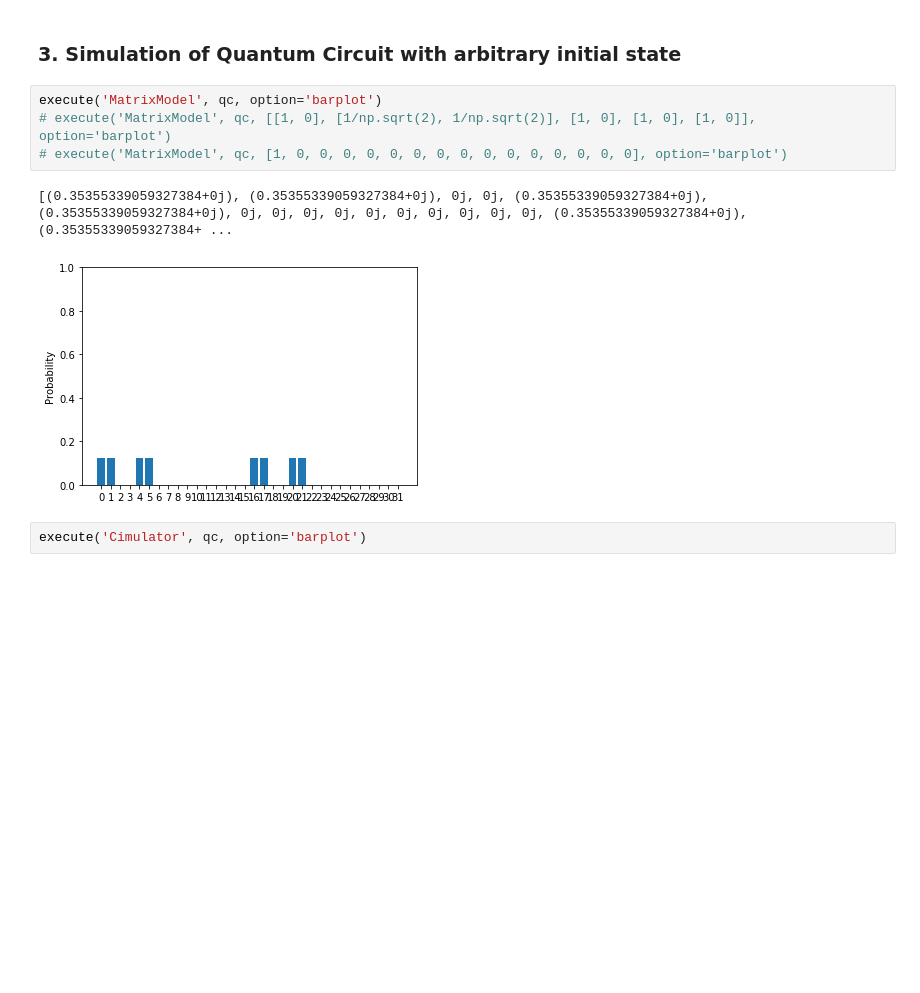
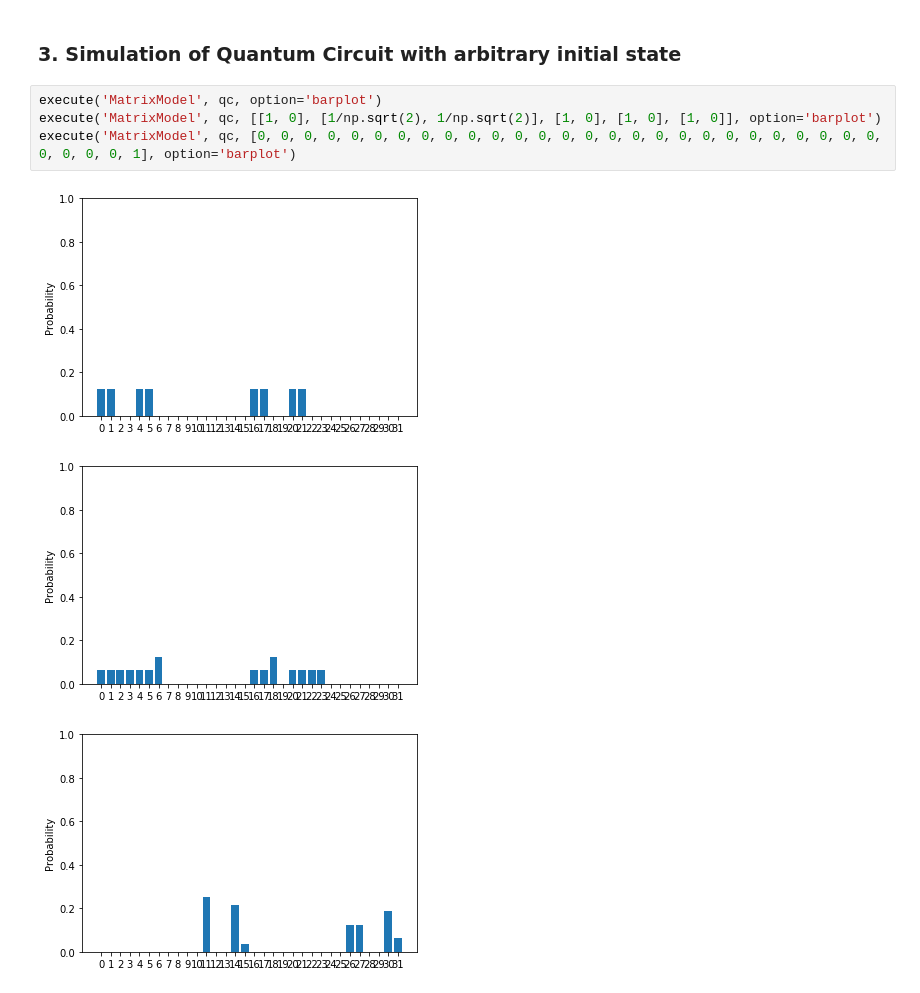
Before and after one commit to GyunghunKim/QCAD, a Jupyter notebook: Tutorial.ipynb, the cells around one changed output. Drawn from its saved outputs; the diff is of its cells as text; blank space fills up the shorter version.

```diff
--- a/Tutorial.ipynb
+++ b/Tutorial.ipynb
@@ -72,10 +72,9 @@ qc = QuantumCircuit(QC)
 ### 3. Simulation of Quantum Circuit with arbitrary initial state
 # %%
 execute('MatrixModel', qc, option='barplot')
-# execute('MatrixModel', qc, [[1, 0], [1/np.sqrt(2), 1/np.sqrt(2)], [1, 0], [1, 0], [1, 0]], option='barplot')
-# execute('MatrixModel', qc, [1, 0, 0, 0, 0, 0, 0, 0, 0, 0, 0, 0, 0, 0, 0, 0], option='barplot')
+execute('MatrixModel', qc, [[1, 0], [1/np.sqrt(2), 1/np.sqrt(2)], [1, 0], [1, 0], [1, 0]], option='barplot')
+execute('MatrixModel', qc, [0, 0, 0, 0, 0, 0, 0, 0, 0, 0, 0, 0, 0, 0, 0, 0, 0, 0, 0, 0, 0, 0, 0, 0, 0, 0, 0, 0, 0, 0, 0, 1], option='barplot')
 # %% [output]
-[(0.35355339059327384+0j), (0.35355339059327384+0j), 0j, 0j, (0.35355339059327384+0j), (0.35355339059327384+0j), 0j, 0j, 0j, 0j, 0j, 0j, 0j, 0j, 0j, 0j, (0.35355339059327384+0j), (0.35355339059327384+ ...
 [figure]
+[figure, added]
+[figure, added]
-# %%
-execute('Cimulator', qc, option='barplot')
```
Also changed, not shown: parts of 1 cell of this notebook, 1 other file.
